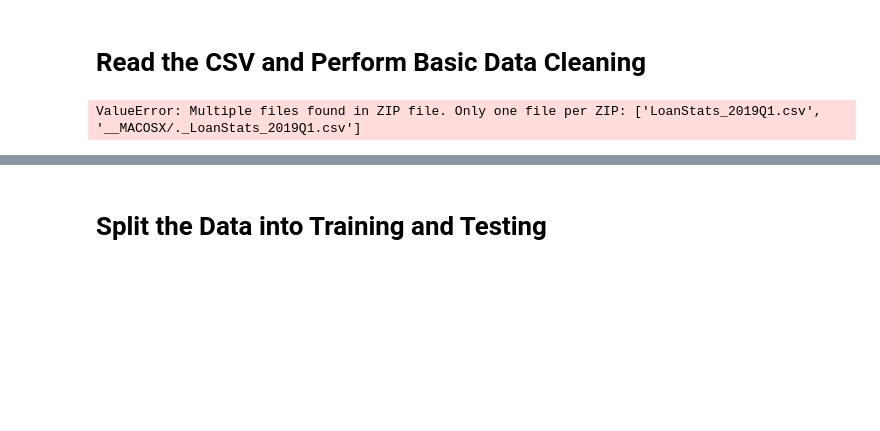
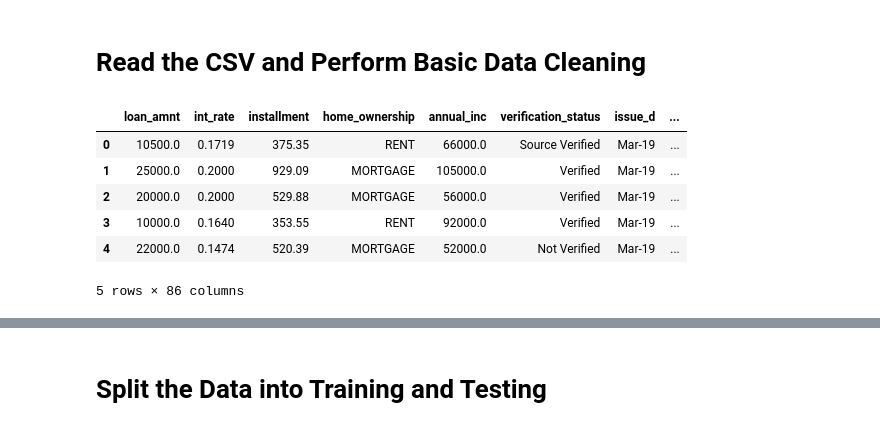
Before and after one commit to melpatjen16/Credit_Risk_Analysis, a Jupyter notebook: credit_risk_resampling.ipynb, the cells around one changed output, grey strips where cells are left out. Saved outputs shown, nothing was run; the diff lists cells and outputs as text; code cells hidden in the pictures; blank space fills up the shorter version.

```diff
--- a/credit_risk_resampling.ipynb
+++ b/credit_risk_resampling.ipynb
@@ -39,37 +39,43 @@ columns = [
 target = ["loan_status"]
 # %%
 # Load the data
-file_path = Path('LoanStats_2019Q1.csv.zip')
+file_path = Path('LoanStats_2019Q1.csv')
 df = pd.read_csv(file_path, skiprows=1)[:-2]
 df = df.loc[:, columns].copy()
 
 # Drop the null columns where all values are null
 df = df.dropna(axis='columns', how='all')
 
 # Drop the null rows
 df = df.dropna()
 
 # Remove the `Issued` loan status
 issued_mask = df['loan_status'] != 'Issued'
 df = df.loc[issued_mask]
 
 # convert interest rate to numerical
 df['int_rate'] = df['int_rate'].str.replace('%', '')
 df['int_rate'] = df['int_rate'].astype('float') / 100
 
 
 # Convert the target column values to low_risk and high_risk based on their values
 x = {'Current': 'low_risk'}
 df = df.replace(x)
 
 x = dict.fromkeys(['Late (31-120 days)', 'Late (16-30 days)', 'Default', 'In Grace Period'], 'high_risk')
 df = df.replace(x)
 
 df.reset_index(inplace=True, drop=True)
 
 df.head()
 # %% [output]
+|  | loan_amnt | int_rate | installment | home_ownership | annual_inc | verification_status | issue_d | ... |
+| 0 | 10500.0 | 0.1719 | 375.35 | RENT | 66000.0 | Source Verified | Mar-19 | ... |
+| 1 | 25000.0 | 0.2000 | 929.09 | MORTGAGE | 105000.0 | Verified | Mar-19 | ... |
+| 2 | 20000.0 | 0.2000 | 529.88 | MORTGAGE | 56000.0 | Verified | Mar-19 | ... |
+| 3 | 10000.0 | 0.1640 | 353.55 | RENT | 92000.0 | Verified | Mar-19 | ... |
+| 4 | 22000.0 | 0.1474 | 520.39 | MORTGAGE | 52000.0 | Not Verified | Mar-19 | ... |
-ValueError: Multiple files found in ZIP file. Only one file per ZIP: ['LoanStats_2019Q1.csv', '__MACOSX/._LoanStats_2019Q1.csv']
+5 rows × 86 columns
 # %%
 with pd.option_context('display.max_rows', None, 'display.max_columns', None):
     print(df.dtypes)
```
Also changed, not shown: parts of 25 cells of this notebook, 4 other files.
